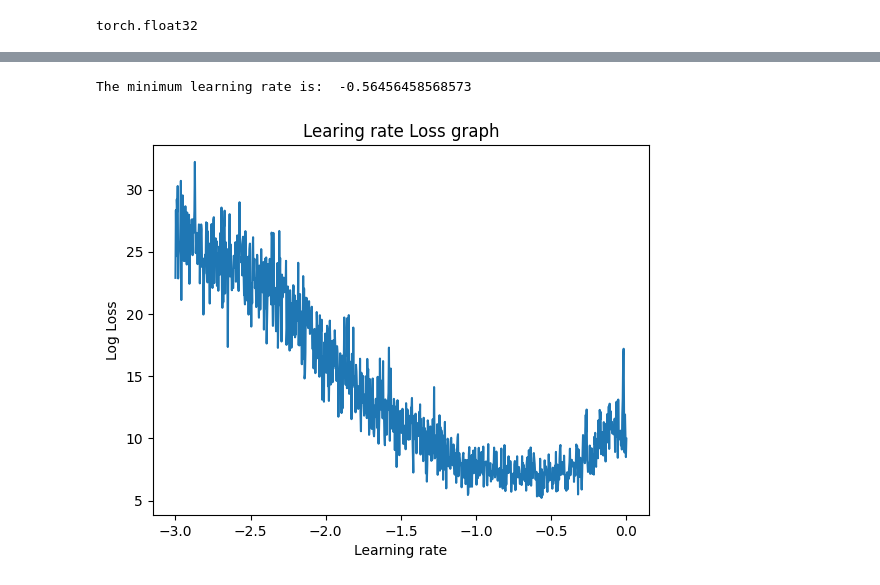
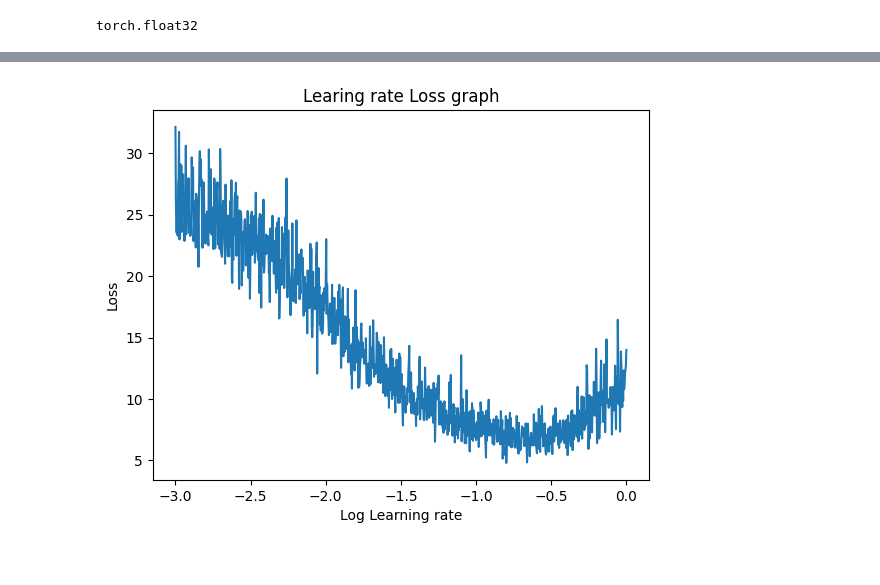
Before and after one commit to amar-jay/karparthy, a Jupyter notebook: makemore/mlp.ipynb, the cells around one changed output, grey strips where cells are left out. Cells and saved outputs as stored; diff of their text form; code cells hidden in the pictures.

```diff
--- a/makemore/mlp.ipynb
+++ b/makemore/mlp.ipynb
@@ -249,20 +249,15 @@ for i in range(count):
 # %%
-y = torch.tensor(loss_i)
-x = torch.log10(torch.tensor(lr_i))
-
-xy_stack = torch.stack((x, y), dim=1)
-min_y_idx = torch.argmin(y)
-min_lr = xy_stack[min_y_idx]
-print("The minimum learning rate is: ", min_lr[0].item())
+with torch.no_grad():
+    y = torch.tensor(loss_i)
+    x = torch.log10(torch.tensor(lr_i))
 
 # graphing
 plt.plot(x.numpy(), y.numpy()) # after determine the optimum learning rate
-plt.xlabel('Learning rate')
-plt.ylabel('Log Loss')
+plt.xlabel('Log Learning rate')
+plt.ylabel('Loss')
 plt.title('Learing rate Loss graph')
 plt.show()
 # %% [output]
-The minimum learning rate is:  -0.56456458568573
-[figure, old version]
+[figure, new version]
 # %%
 # BACKPROPAGATION
```
Also changed, not shown: parts of 12 cells of this notebook, 3 other files.
